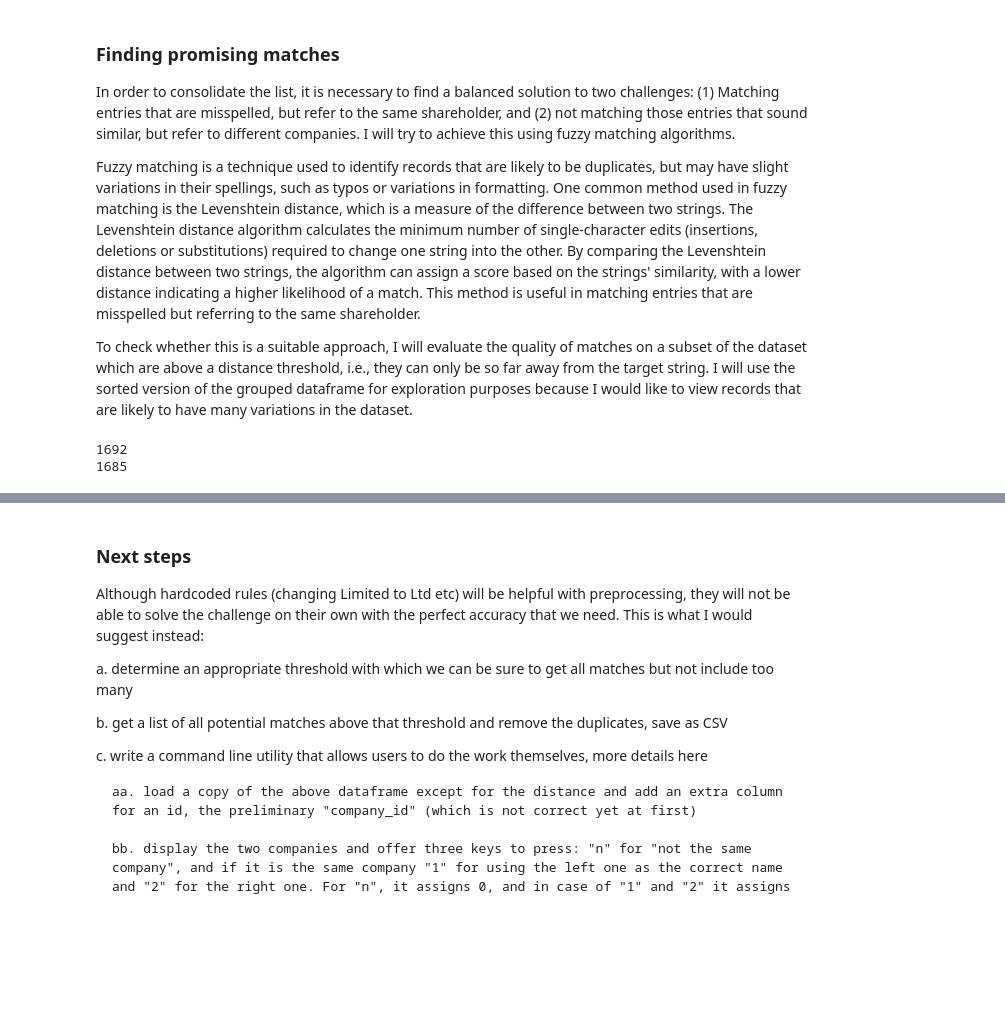
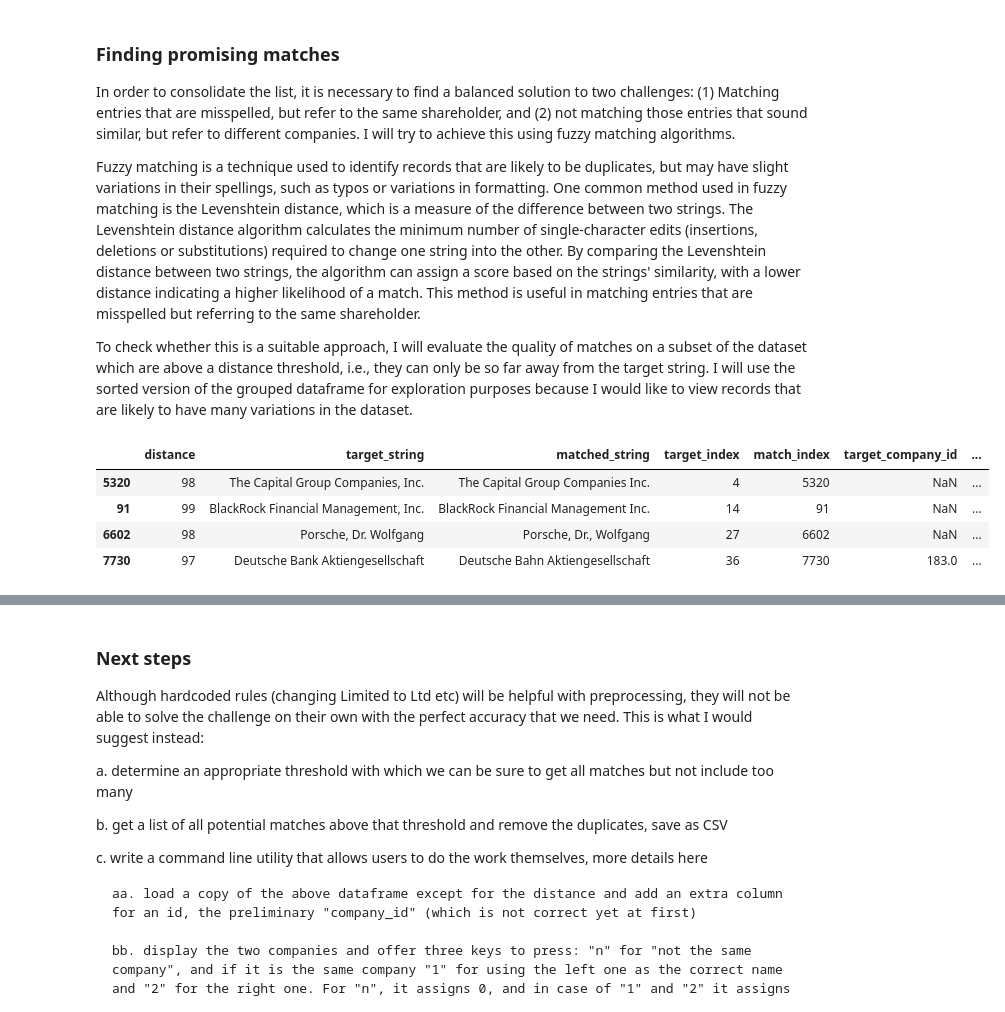
Before and after one commit to KensingtonOscupant/germanyinc-shareholders, a Jupyter notebook: src/exploration.ipynb, the cells around one changed output, grey strips where cells are left out. Drawn from its saved outputs; the diff is of its cells as text; code cells hidden in the pictures; blank space fills up the shorter version.

```diff
--- a/src/exploration.ipynb
+++ b/src/exploration.ipynb
@@ -130,37 +130,37 @@ To check whether this is a suitable approach, I will evaluate the quality of mat
 # %%
 from thefuzz import fuzz
 from thefuzz import process
 
-def get_matches(target_start, target_end, threshold):
+def get_matches(origin_df, name_column, company_id_column, target_start, target_end, threshold):
     # create a dataframe to store the best matches
     df_best_matches = pd.DataFrame(columns=['distance', 'target_string', 'matched_string', 'target_index', 'match_index', 'target_company_id', 'match_company_id'])
     for target_row in range(target_start, target_end):
         # get the target string and the company id
-        target_string = df_grouped['notifying_party'].iloc[target_row]
-        target_company_id = df_grouped['company_id'].iloc[target_row]
+        target_string = origin_df[name_column].iloc[target_row]
+        target_company_id = origin_df[company_id_column].iloc[target_row]
 
         # create a temporary dataframe to store the matches
         df_temp = df_grouped[['notifying_party', 'company_id']].copy()
         df_temp.loc[:, 'distance'] = df_temp.apply(lambda row: fuzz.ratio(row['notifying_party'], target_string), axis=1)
         df_temp.loc[:, 'target_string'] = target_string
         df_temp.loc[:, 'matched_string'] = df_temp['notifying_party']
         df_temp.loc[:, 'target_index'] = target_row
         df_temp.loc[:, 'match_index'] = df_temp.index
         df_temp.loc[:, 'target_company_id'] = target_company_id
         df_temp.loc[:, 'match_company_id'] = df_temp['company_id']
         # append the best matches to the dataframe
         df_best_matches = pd.concat([df_best_matches, df_temp[df_temp["distance"] > threshold]])
     df_best_matches = df_best_matches[df_best_matches['distance'] < 100]
     # drop the notifying party and company id columns
     df_best_matches.drop(columns=['notifying_party', 'company_id'], inplace=True)
     return df_best_matches
 
 # get matches from the 0th to the 100th row with a threshold distance of 95
-test_df = get_matches(0, 500, 60)
-print(len(test_df))
-# drop all matches where target_company_id and match_company_id are the same
-test_df = test_df[test_df['target_company_id'] != test_df['match_company_id']]
-print(len(test_df))
+test_df = get_matches(df_grouped, 'notifying_party', 'company_id', 0, 50, 95)
+test_df
 # %% [output]
-1692
-1685
+|  | distance | target_string | matched_string | target_index | match_index | target_company_id | ... |
+| 5320 | 98 | The Capital Group Companies, Inc. | The Capital Group Companies Inc. | 4 | 5320 | NaN | ... |
+| 91 | 99 | BlackRock Financial Management, Inc. | BlackRock Financial Management Inc. | 14 | 91 | NaN | ... |
+| 6602 | 98 | Porsche, Dr. Wolfgang | Porsche, Dr., Wolfgang | 27 | 6602 | NaN | ... |
+| 7730 | 97 | Deutsche Bank Aktiengesellschaft | Deutsche Bahn Aktiengesellschaft | 36 | 7730 | 183.0 | ... |
```
Also changed, not shown: parts of 4 cells of this notebook.
